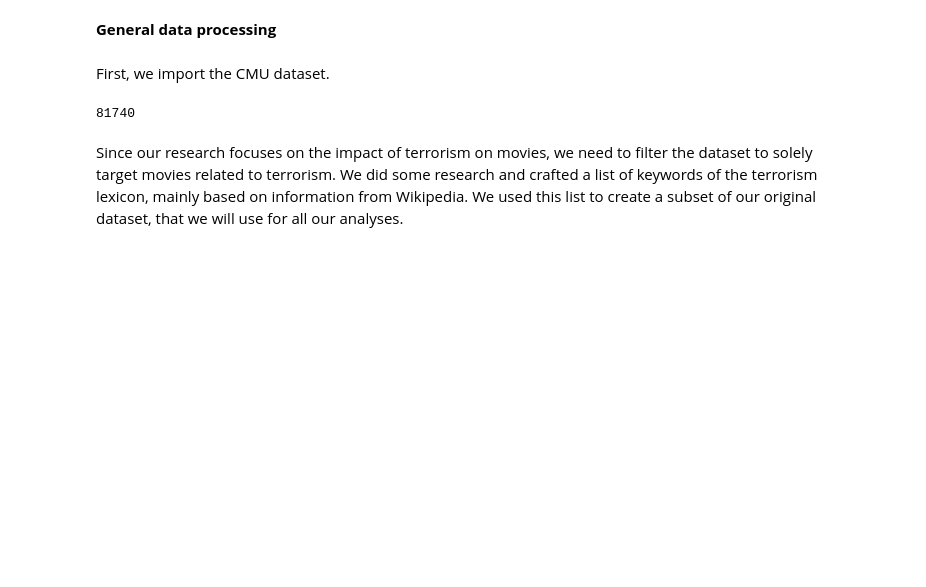
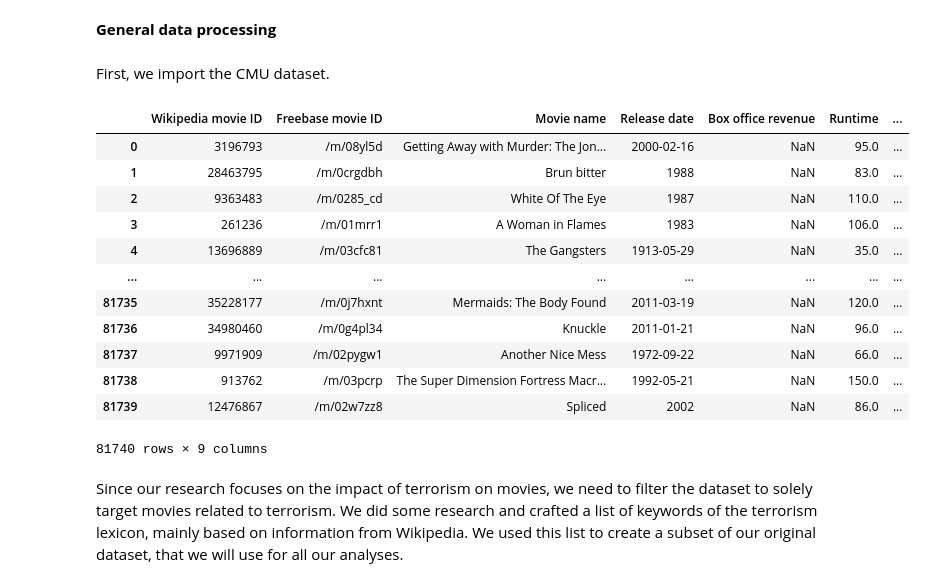
Before and after one commit to epfl-ada/ada-2023-project-boat2023, a Jupyter notebook: P2.ipynb, the cells around one changed output. Cells and saved outputs as stored; diff of their text form; code cells hidden in the pictures; blank space fills up the shorter version.

```diff
--- a/P2.ipynb
+++ b/P2.ipynb
@@ -36,10 +36,22 @@ First, we import the CMU dataset.
 # %%
 #import the data from movie.metadata and rename its columns
 column_names = ['Wikipedia movie ID', 'Freebase movie ID', 'Movie name', 'Release date', 'Box office revenue', 'Runtime', 'Languages', 'Countries', 'Genres']
-movies_data = pd.read_csv('data/movie.metadata.tsv', delimiter= '\t',on_bad_lines='skip', names=column_names, header=0)
-print(len(movies_data))
+m_data = pd.read_csv('data/movie.metadata.tsv', delimiter= '\t',on_bad_lines='skip', names=column_names, header=0)
+display(m_data)
 # %% [output]
+|  | Wikipedia movie ID | Freebase movie ID | Movie name | Release date | Box office revenue | Runtime | ... |
+| 0 | 3196793 | /m/08yl5d | Getting Away with Murder: The Jon... | 2000-02-16 | NaN | 95.0 | ... |
+| 1 | 28463795 | /m/0crgdbh | Brun bitter | 1988 | NaN | 83.0 | ... |
+| 2 | 9363483 | /m/0285_cd | White Of The Eye | 1987 | NaN | 110.0 | ... |
+| 3 | 261236 | /m/01mrr1 | A Woman in Flames | 1983 | NaN | 106.0 | ... |
+| 4 | 13696889 | /m/03cfc81 | The Gangsters | 1913-05-29 | NaN | 35.0 | ... |
+| ... | ... | ... | ... | ... | ... | ... | ... |
+| 81735 | 35228177 | /m/0j7hxnt | Mermaids: The Body Found | 2011-03-19 | NaN | 120.0 | ... |
+| 81736 | 34980460 | /m/0g4pl34 | Knuckle | 2011-01-21 | NaN | 96.0 | ... |
+| 81737 | 9971909 | /m/02pygw1 | Another Nice Mess | 1972-09-22 | NaN | 66.0 | ... |
+| 81738 | 913762 | /m/03pcrp | The Super Dimension Fortress Macr... | 1992-05-21 | NaN | 150.0 | ... |
+| 81739 | 12476867 | /m/02w7zz8 | Spliced | 2002 | NaN | 86.0 | ... |
-81740
+81740 rows × 9 columns
 # %%
 # Define the path to the text file containing movie plots
 file_path = 'data/plot_summaries.txt'
```
Also changed, not shown: parts of 4 cells of this notebook, 1 other file.
